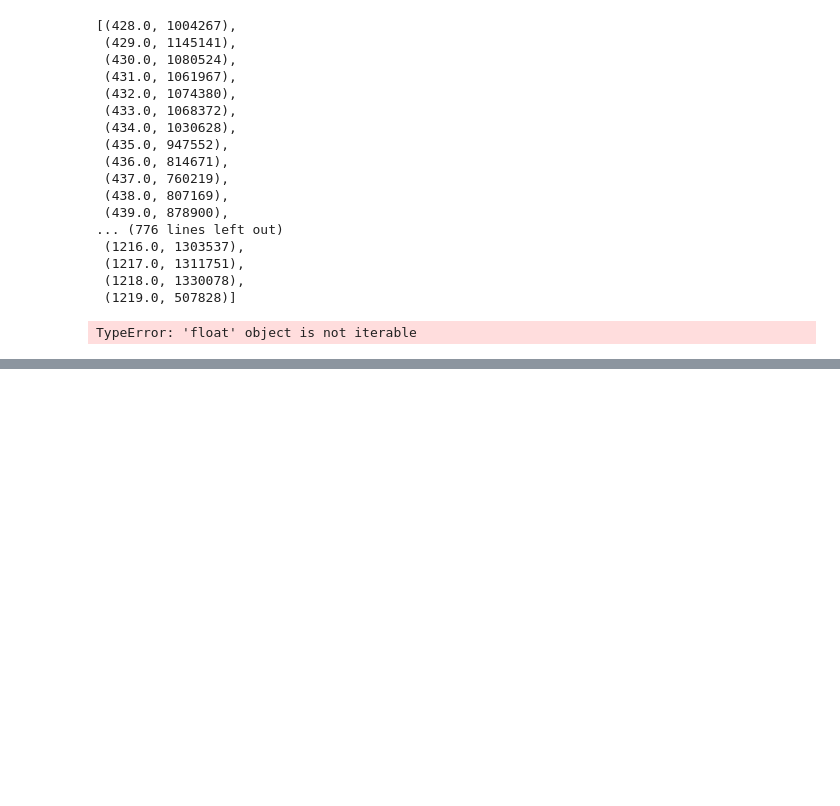
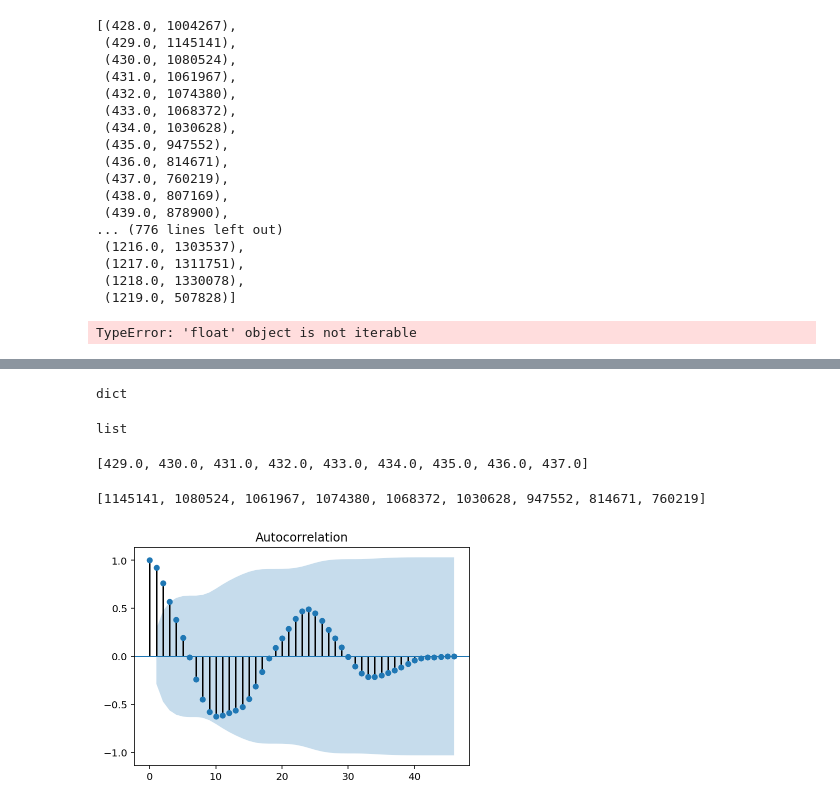
Before and after one commit to xuan-li/CSE-544-Project, a Jupyter notebook: DataTime.ipynb, the cells around one changed output, grey strips where cells are left out. Cells and saved outputs as stored; diff of their text form; code cells hidden in the pictures; blank space fills up the shorter version.

```diff
--- a/DataTime.ipynb
+++ b/DataTime.ipynb
@@ -317,0 +291,31 @@ access_by_day
+# %%
+data2 = load_data('data/dump/access_by_hour.pkl')
+# %%
+type(data2)
+# %% [output]
+dict
+# %%
+passed_hour = []
+access_per_hour = []
+for x,y in data2.items():
+    passed_hour.append(x)
+    access_per_hour.append(y)
+# %%
+type(passed_hour)
+# %% [output]
+list
+# %%
+passed_hour[1:10]
+# %% [output]
+[429.0, 430.0, 431.0, 432.0, 433.0, 434.0, 435.0, 436.0, 437.0]
+# %%
+access_per_hour[1:10]
+# %% [output]
+[1145141, 1080524, 1061967, 1074380, 1068372, 1030628, 947552, 814671, 760219]
+# %%
+#From acf plot, we can easily see the periodic effect
+time_series = access_per_hour[1:48]
+time_series = time_series - np.mean(time_series)
+plot_acf(time_series,alpha=0.05, use_vlines=True).show()
+# %% [output]
+[figure, added]
```
Also changed, not shown: parts of 17 cells of this notebook, 19 other files.
